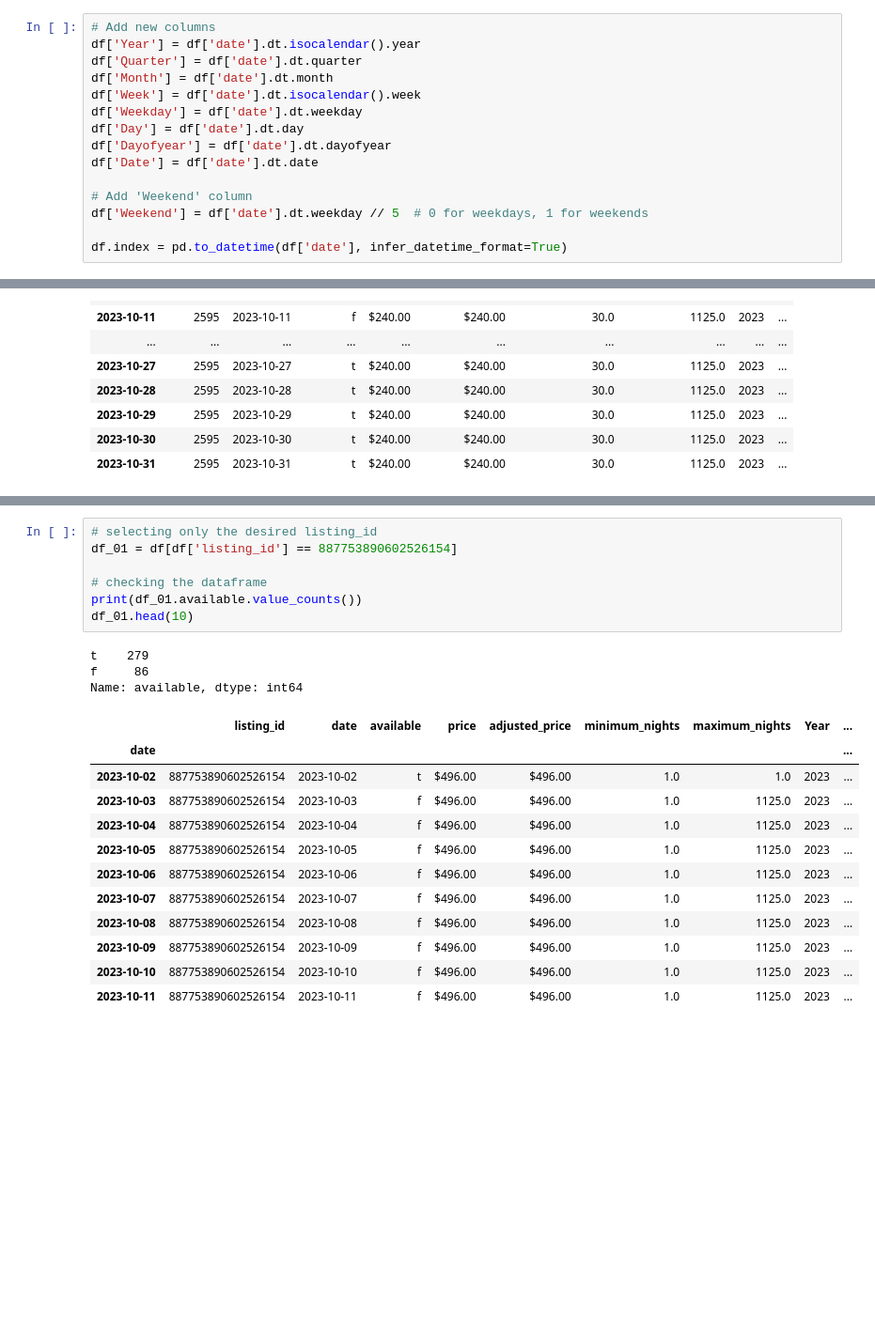
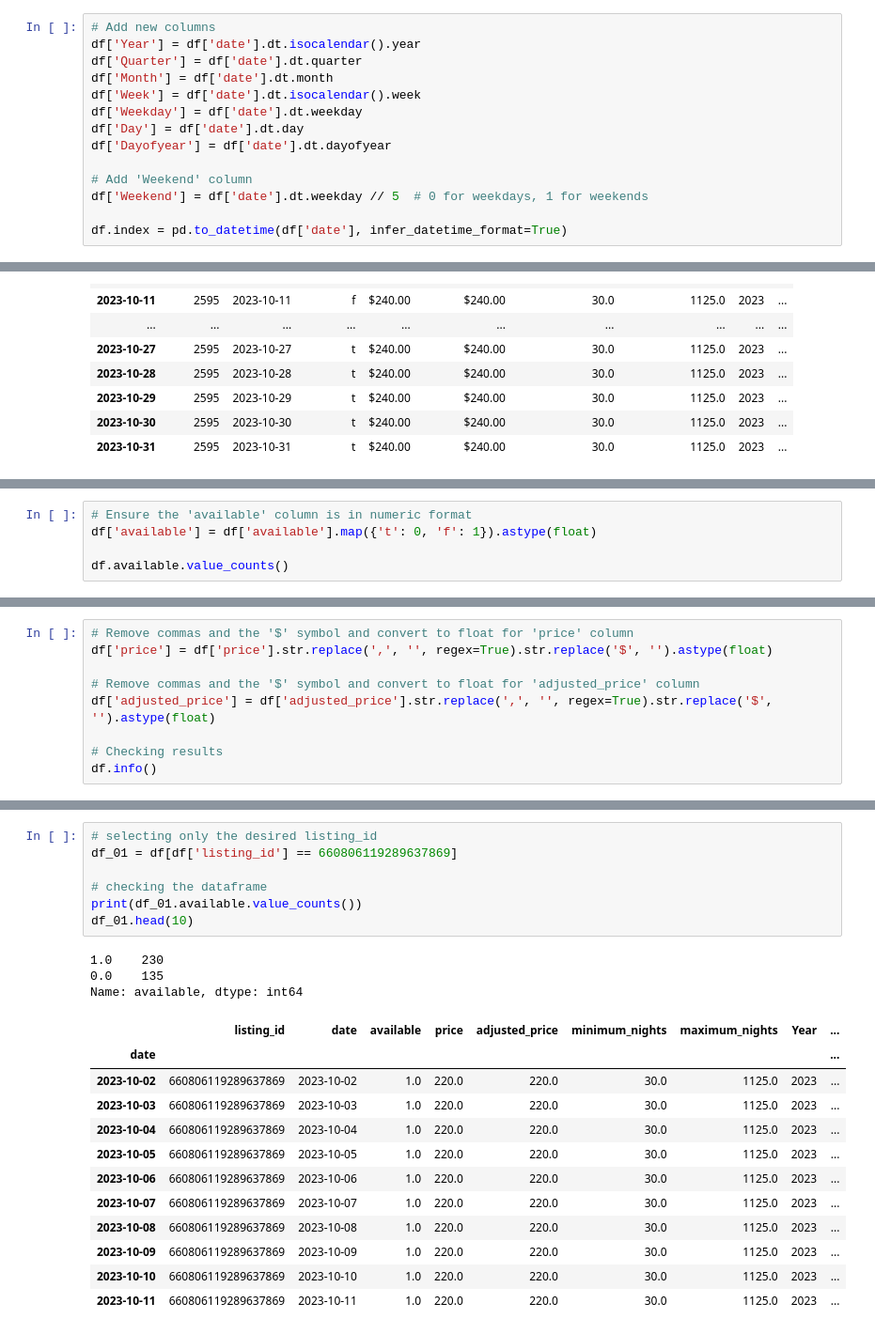
Before and after one commit to rafaelnduarte/airbnb, a Jupyter notebook: notebooks/03_transform_raw_to_timeseries.ipynb, the cells around one changed output, grey strips where cells are left out. Shown: that part at 94% size. Cells and saved outputs as stored; diff of their text form; blank space fills up the shorter version.

```diff
--- a/notebooks/03_transform_raw_to_timeseries.ipynb
+++ b/notebooks/03_transform_raw_to_timeseries.ipynb
@@ -39,7 +58,6 @@ df['Week'] = df['date'].dt.isocalendar().week
 df['Weekday'] = df['date'].dt.weekday
 df['Day'] = df['date'].dt.day
 df['Dayofyear'] = df['date'].dt.dayofyear
-df['Date'] = df['date'].dt.date
 
 # Add 'Weekend' column
 df['Weekend'] = df['date'].dt.weekday // 5  # 0 for weekdays, 1 for weekends
@@ -68,0 +100,5 @@ df.head(30)
+# %%
+# Ensure the 'available' column is in numeric format
+df['available'] = df['available'].map({'t': 0, 'f': 1}).astype(float)
+
+df.available.value_counts()
@@ -68,0 +119,9 @@ df.head(30)
+# %%
+# Remove commas and the '$' symbol and convert to float for 'price' column
+df['price'] = df['price'].str.replace(',', '', regex=True).str.replace('$', '').astype(float)
+
+# Remove commas and the '$' symbol and convert to float for 'adjusted_price' column
+df['adjusted_price'] = df['adjusted_price'].str.replace(',', '', regex=True).str.replace('$', '').astype(float)
+
+# Checking results
+df.info()
@@ -101,23 +178,23 @@ Random Listing ID: 966077910106063326
 # %%
 # selecting only the desired listing_id
-df_01 = df[df['listing_id'] == 887753890602526154]
+df_01 = df[df['listing_id'] == 660806119289637869]
 
 # checking the dataframe
 print(df_01.available.value_counts())
 df_01.head(10)
 # %% [output]
-t    279
-f     86
+1.0    230
+0.0    135
 Name: available, dtype: int64
 |  | listing_id | date | available | price | adjusted_price | minimum_nights | maximum_nights | Year | ... |
 | date |  |  |  |  |  |  |  |  | ... |
-| 2023-10-02 | 887753890602526154 | 2023-10-02 | t | $496.00 | $496.00 | 1.0 | 1.0 | 2023 | ... |
-| 2023-10-03 | 887753890602526154 | 2023-10-03 | f | $496.00 | $496.00 | 1.0 | 1125.0 | 2023 | ... |
-| 2023-10-04 | 887753890602526154 | 2023-10-04 | f | $496.00 | $496.00 | 1.0 | 1125.0 | 2023 | ... |
-| 2023-10-05 | 887753890602526154 | 2023-10-05 | f | $496.00 | $496.00 | 1.0 | 1125.0 | 2023 | ... |
-| 2023-10-06 | 887753890602526154 | 2023-10-06 | f | $496.00 | $496.00 | 1.0 | 1125.0 | 2023 | ... |
-| 2023-10-07 | 887753890602526154 | 2023-10-07 | f | $496.00 | $496.00 | 1.0 | 1125.0 | 2023 | ... |
-| 2023-10-08 | 887753890602526154 | 2023-10-08 | f | $496.00 | $496.00 | 1.0 | 1125.0 | 2023 | ... |
-| 2023-10-09 | 887753890602526154 | 2023-10-09 | f | $496.00 | $496.00 | 1.0 | 1125.0 | 2023 | ... |
-| 2023-10-10 | 887753890602526154 | 2023-10-10 | f | $496.00 | $496.00 | 1.0 | 1125.0 | 2023 | ... |
-| 2023-10-11 | 887753890602526154 | 2023-10-11 | f | $496.00 | $496.00 | 1.0 | 1125.0 | 2023 | ... |
+| 2023-10-02 | 660806119289637869 | 2023-10-02 | 1.0 | 220.0 | 220.0 | 30.0 | 1125.0 | 2023 | ... |
+| 2023-10-03 | 660806119289637869 | 2023-10-03 | 1.0 | 220.0 | 220.0 | 30.0 | 1125.0 | 2023 | ... |
+| 2023-10-04 | 660806119289637869 | 2023-10-04 | 1.0 | 220.0 | 220.0 | 30.0 | 1125.0 | 2023 | ... |
+| 2023-10-05 | 660806119289637869 | 2023-10-05 | 1.0 | 220.0 | 220.0 | 30.0 | 1125.0 | 2023 | ... |
+| 2023-10-06 | 660806119289637869 | 2023-10-06 | 1.0 | 220.0 | 220.0 | 30.0 | 1125.0 | 2023 | ... |
+| 2023-10-07 | 660806119289637869 | 2023-10-07 | 1.0 | 220.0 | 220.0 | 30.0 | 1125.0 | 2023 | ... |
+| 2023-10-08 | 660806119289637869 | 2023-10-08 | 1.0 | 220.0 | 220.0 | 30.0 | 1125.0 | 2023 | ... |
+| 2023-10-09 | 660806119289637869 | 2023-10-09 | 1.0 | 220.0 | 220.0 | 30.0 | 1125.0 | 2023 | ... |
+| 2023-10-10 | 660806119289637869 | 2023-10-10 | 1.0 | 220.0 | 220.0 | 30.0 | 1125.0 | 2023 | ... |
+| 2023-10-11 | 660806119289637869 | 2023-10-11 | 1.0 | 220.0 | 220.0 | 30.0 | 1125.0 | 2023 | ... |
```
Also changed, not shown: parts of 13 cells of this notebook, 4 other files.
